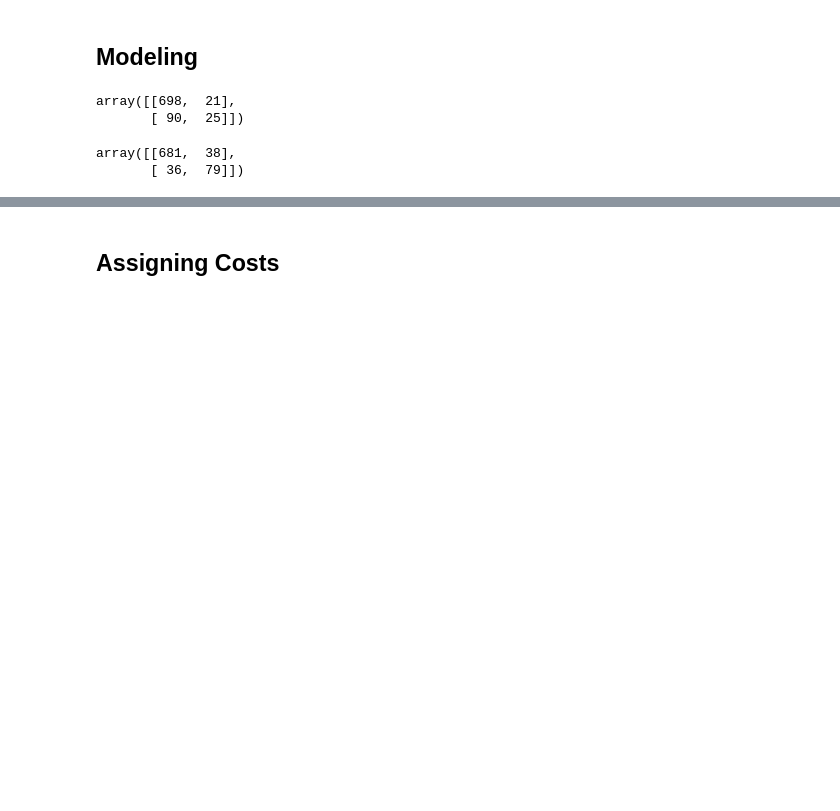
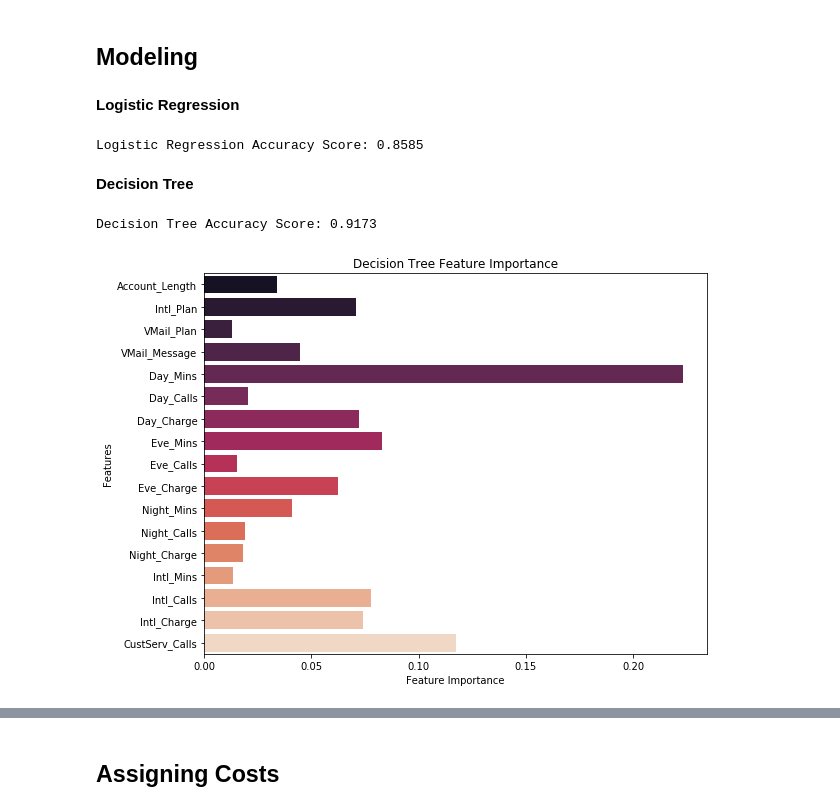
Before and after one commit to Bassatron/customerChurn, a Jupyter notebook: churn.ipynb, the cells around one changed output, grey strips where cells are left out. Cells and saved outputs as stored; diff of their text form; code cells hidden in the pictures; blank space fills up the shorter version.

Commit message:
Finished modeling and conclusions

```diff
--- a/churn.ipynb
+++ b/churn.ipynb
@@ -137,17 +123,40 @@ model1 = LogisticRegression(C=100000, solver='lbfgs', max_iter=1000).fit(xtrain,
-# %%
-preds = model1.predict(xtest)
-
-confusion_matrix(ytest, preds)
-# print(model1.score(xtest,ytest))
-# %% [output]
-array([[698,  21],
-       [ 90,  25]])
-# %%
-# Tree
-tree = DecisionTreeClassifier().fit(xtrain, ytrain)
-tree_preds = tree.predict(xtest)
-
-confusion_matrix(ytest, tree_preds)
-# %% [output]
-array([[681,  38],
-       [ 36,  79]])
+# %% [markdown]
+**Logistic Regression**
+# %%
+# Fit Logistic Regression Model
+logreg = LogisticRegression(C=100000, solver='lbfgs', max_iter=2500).fit(xtrain, ytrain)
+
+log_preds = logreg.predict(xtest)
+
+logreg_mat = confusion_matrix(ytest, log_preds)
+
+logreg_score = logreg.score(xtest, ytest)
+
+print('Logistic Regression Accuracy Score: {:.4f}'.format(logreg_score))
+# %% [output]
+Logistic Regression Accuracy Score: 0.8585
+# %% [markdown]
+**Decision Tree**
+# %%
+# Fit Decision Tree
+tree = DecisionTreeClassifier().fit(xtrain, ytrain)
+
+tree_preds = tree.predict(xtest)
+
+tree_mat = confusion_matrix(ytest, tree_preds)
+
+tree_score = tree.score(xtest, ytest)
+
+print('Decision Tree Accuracy Score: {:.4f}'.format(tree_score))
+
+tree_features = dict(zip(xtrain.columns, tree.feature_importances_))
+
+fig, ax = plt.subplots(figsize=(9,7))
+
+sns.barplot(list(tree_features.values()), list(tree_features.keys()), palette='rocket')
+
+ax.set(title='Decision Tree Feature Importance', xlabel='Feature Importance', ylabel='Features')
+plt.show()
+# %% [output]
+Decision Tree Accuracy Score: 0.9173
+[figure, added]
```
Also changed, not shown: parts of 15 cells of this notebook, 1 other file.
